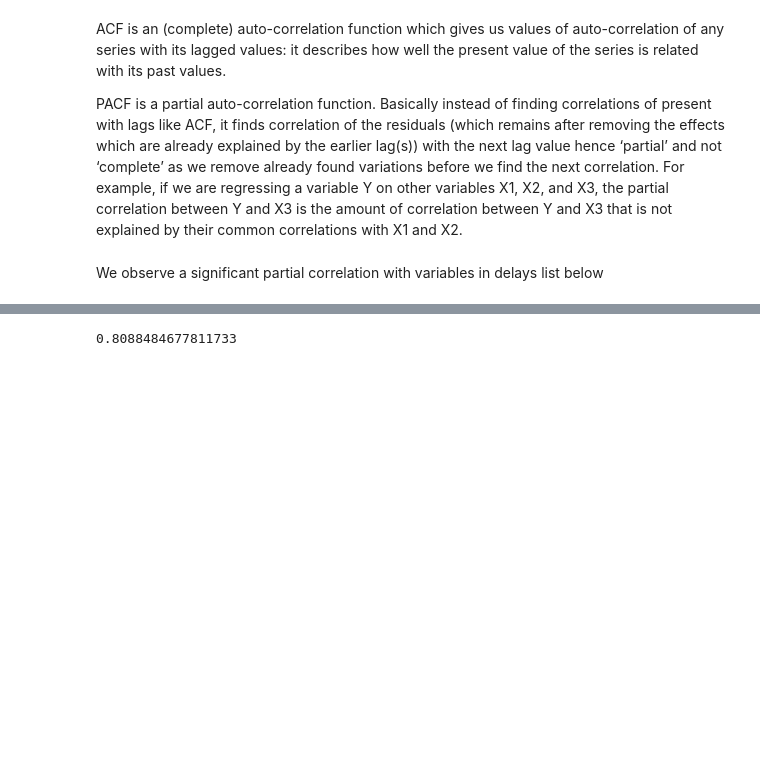
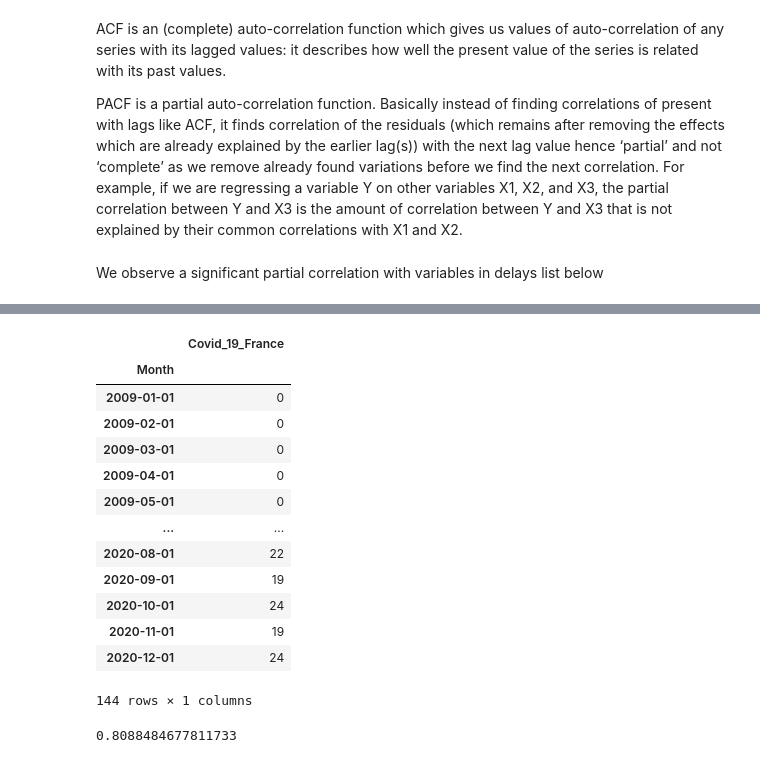
Before and after one commit to naayem/SwissHotelArrivalsPredictor, a Jupyter notebook: Project.ipynb, the cells around one changed output, grey strips where cells are left out. Saved outputs shown, nothing was run; the diff lists cells and outputs as text; code cells hidden in the pictures; blank space fills up the shorter version.

```diff
--- a/Project.ipynb
+++ b/Project.ipynb
@@ -227,3 +233,20 @@ Hotels = Hotels.rename(columns = {'Hotel: (Suisse)' : 'Switzerland_Hotels_Trend'
+# %%
+Covid_19
+# %% [output]
+|  | Covid_19_France |
+| Month |  |
+| 2009-01-01 | 0 |
+| 2009-02-01 | 0 |
+| 2009-03-01 | 0 |
+| 2009-04-01 | 0 |
+| 2009-05-01 | 0 |
+| ... | ... |
+| 2020-08-01 | 22 |
+| 2020-09-01 | 19 |
+| 2020-10-01 | 24 |
+| 2020-11-01 | 19 |
+| 2020-12-01 | 24 |
+144 rows × 1 columns
 # %%
 r = np.corrcoef(Arrivals['Total Arrivals'].values, Hotels.loc[Arrivals.index].values.reshape((1,-1))[0])
 # %%
```
Also changed, not shown: parts of 13 cells of this notebook, 2 other files.
